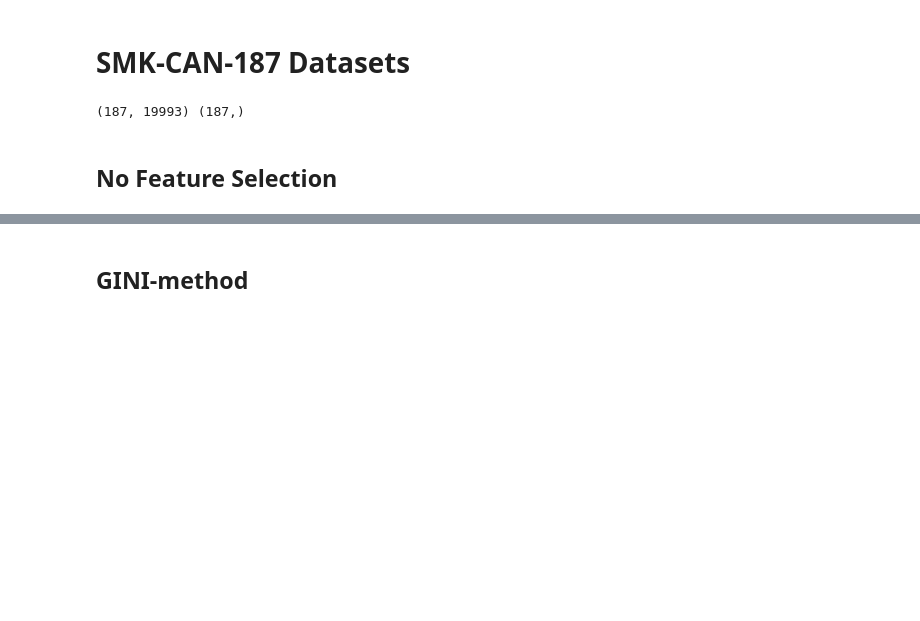
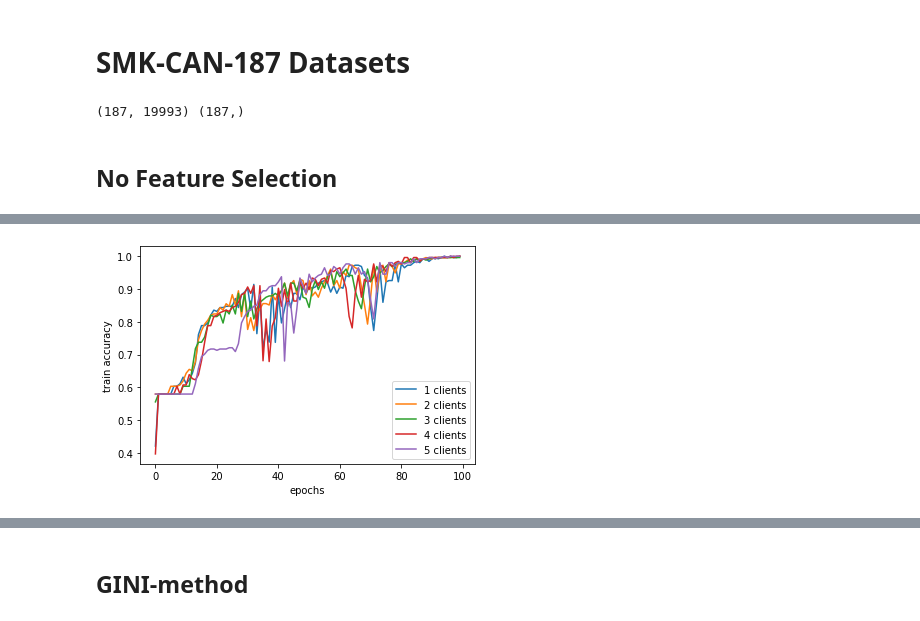
Before and after one commit to PengHongyiNTU/VFL-FeatureSelection, a Jupyter notebook: Realdatasets-nc-experiments.ipynb, the cells around one changed output, grey strips where cells are left out. Drawn from its saved outputs; the diff is of its cells as text; code cells hidden in the pictures; blank space fills up the shorter version.

```diff
--- a/Realdatasets-nc-experiments.ipynb
+++ b/Realdatasets-nc-experiments.ipynb
@@ -106,3 +108,18 @@ Epoch 099: | Loss: 0.01979 | Acc: 1.000 | Val ACC: 0.737
+# %%
+import matplotlib.pyplot as plt
+for key, value in baselines_no_fs.items():
+    x = np.arange(100)
+    y = value['train-acc']
+    plt.plot(
+        x, y,
+        label=f'{key} clients'
+    )
+plt.legend()
+plt.xlabel('epochs')
+plt.ylabel('train accuracy')
+plt.show()
+# %% [output]
+[figure, added]
 # %%
 import matplotlib.pyplot as plt
 for key, value in baselines_no_fs.items():
```
Also changed, not shown: parts of 26 cells of this notebook, 5 other files.
